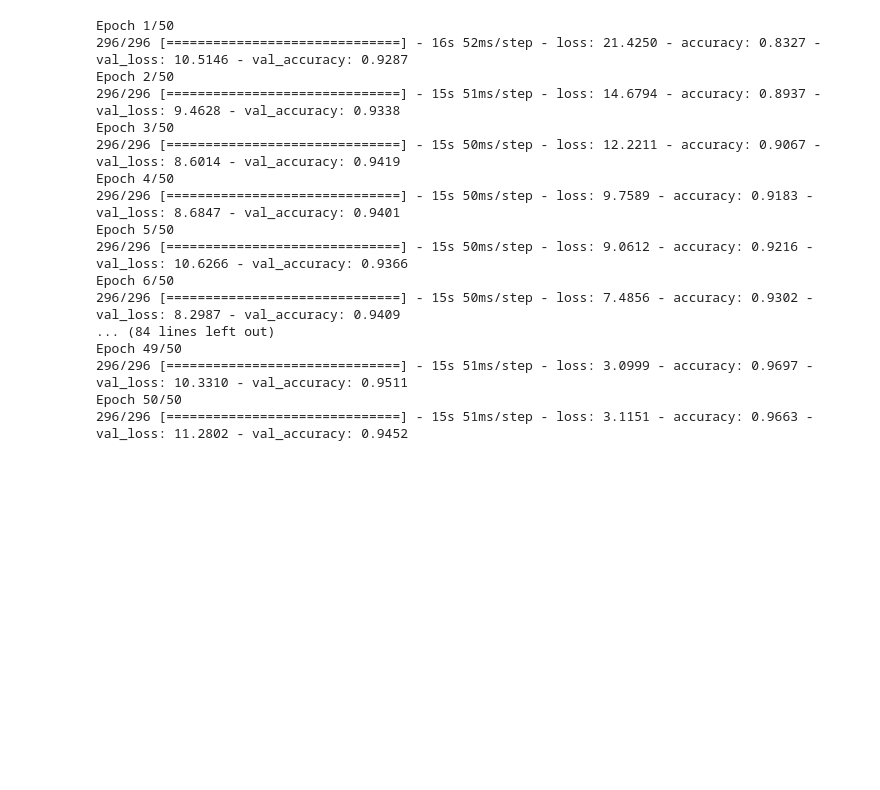
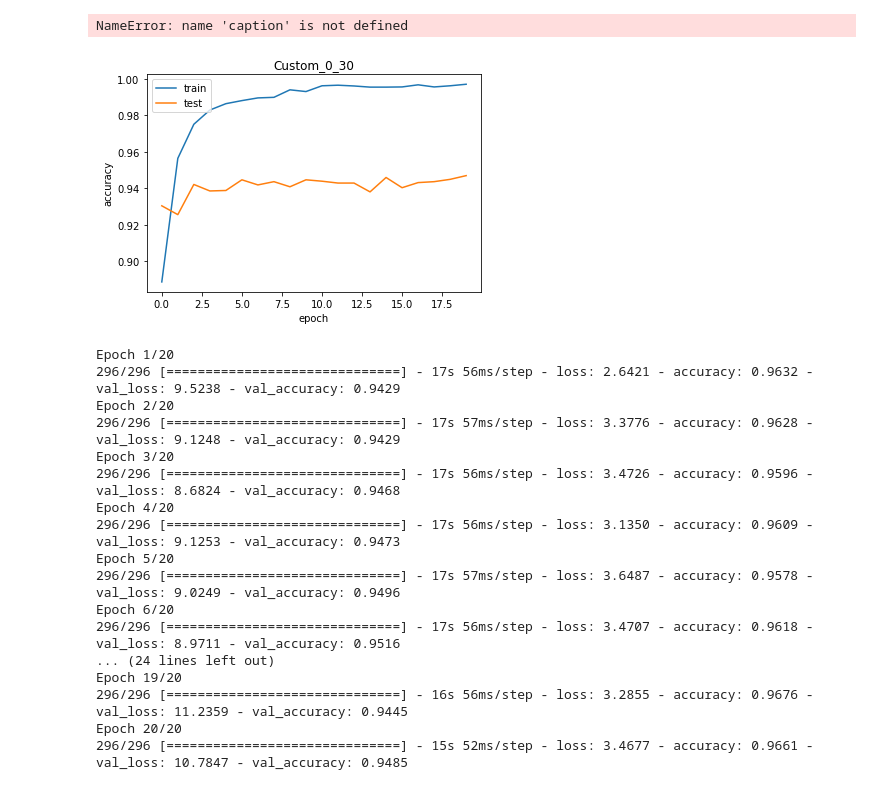
Before and after one commit to currymike123/Thesis_LDR, a Jupyter notebook: Research/imagenette.ipynb, the cells around one changed output. Drawn from its saved outputs; the diff is of its cells as text; code cells hidden in the pictures; blank space fills up the shorter version.

```diff
--- a/Research/imagenette.ipynb
+++ b/Research/imagenette.ipynb
@@ -52,5 +62,5 @@ Found 3925 files belonging to 10 classes.
 # %%
-conv_base = keras.applications.vgg16.VGG16(
+conv_base = keras.applications.vgg19.VGG19(
 weights="imagenet",
 input_shape=(213, 160, 3),
 include_top=False)
@@ -68,10 +75,9 @@ layers.RandomZoom(0.2),
 )
 # %%
 inputs = keras.Input(shape=(213, 160, 3))
-x = data_augmentation(inputs)
-x = keras.applications.vgg16.preprocess_input(x)
+# x = data_augmentation(inputs)
+x = keras.applications.vgg16.preprocess_input(inputs)
 x = conv_base(x)
-x = layers.Flatten()(x)
 x = layers.Flatten()(x)
 x = layers.Dense(256)(x)
 x = layers.Dropout(0.5)(x)
@@ -80,3 +86,16 @@ model = keras.Model(inputs, outputs)
 model.compile(loss="SparseCategoricalCrossentropy",
 optimizer="rmsprop",
 metrics=["accuracy"])
+# %%
+callbacks = [
+keras.callbacks.ModelCheckpoint(
+filepath="feature_extraction_without_data_augmentation.keras",
+save_best_only=True,
+monitor="val_loss")
+]
+# %%
+history = model.fit(
+train_dataset,
+epochs=20,
+validation_data=val_dataset,
+callbacks=callbacks)
@@ -82,0 +120,13 @@ metrics=["accuracy"])
+# %%
+# Train/Test Accuracy Plot
+plt.plot(history.history['accuracy'])
+plt.plot(history.history['val_accuracy'])
+plt.title('Custom_0_30')
+plt.ylabel('accuracy')
+plt.xlabel('epoch')
+plt.legend(['train', 'test'], loc='upper left')
+plt.text(-.5,-.5, caption)
+plt.show()
+# %% [output]
+NameError: name 'caption' is not defined
+[figure, added]
@@ -88,26 +159,26 @@ save_best_only=True,
 monitor="val_loss")
 ]
 # %%
-history = model.fit(
+history = modelDataAug.fit(
 train_dataset,
-epochs=50,
+epochs=20,
 validation_data=val_dataset,
 callbacks=callbacks)
 # %% [output]
-Epoch 1/50
-296/296 [==============================] - 16s 52ms/step - loss: 21.4250 - accuracy: 0.8327 - val_loss: 10.5146 - val_accuracy: 0.9287
-Epoch 2/50
-296/296 [==============================] - 15s 51ms/step - loss: 14.6794 - accuracy: 0.8937 - val_loss: 9.4628 - val_accuracy: 0.9338
-Epoch 3/50
-296/296 [==============================] - 15s 50ms/step - loss: 12.2211 - accuracy: 0.9067 - val_loss: 8.6014 - val_accuracy: 0.9419
-Epoch 4/50
-296/296 [==============================] - 15s 50ms/step - loss: 9.7589 - accuracy: 0.9183 - val_loss: 8.6847 - val_accuracy: 0.9401
-Epoch 5/50
-296/296 [==============================] - 15s 50ms/step - loss: 9.0612 - accuracy: 0.9216 - val_loss: 10.6266 - val_accuracy: 0.9366
-Epoch 6/50
-296/296 [==============================] - 15s 50ms/step - loss: 7.4856 - accuracy: 0.9302 - val_loss: 8.2987 - val_accuracy: 0.9409
-... (84 lines left out)
-Epoch 49/50
-296/296 [==============================] - 15s 51ms/step - loss: 3.0999 - accuracy: 0.9697 - val_loss: 10.3310 - val_accuracy: 0.9511
-Epoch 50/50
-296/296 [==============================] - 15s 51ms/step - loss: 3.1151 - accuracy: 0.9663 - val_loss: 11.2802 - val_accuracy: 0.9452
+Epoch 1/20
+296/296 [==============================] - 17s 56ms/step - loss: 2.6421 - accuracy: 0.9632 - val_loss: 9.5238 - val_accuracy: 0.9429
+Epoch 2/20
+296/296 [==============================] - 17s 57ms/step - loss: 3.3776 - accuracy: 0.9628 - val_loss: 9.1248 - val_accuracy: 0.9429
+Epoch 3/20
+296/296 [==============================] - 17s 56ms/step - loss: 3.4726 - accuracy: 0.9596 - val_loss: 8.6824 - val_accuracy: 0.9468
+Epoch 4/20
+296/296 [==============================] - 17s 56ms/step - loss: 3.1350 - accuracy: 0.9609 - val_loss: 9.1253 - val_accuracy: 0.9473
+Epoch 5/20
+296/296 [==============================] - 17s 57ms/step - loss: 3.6487 - accuracy: 0.9578 - val_loss: 9.0249 - val_accuracy: 0.9496
+Epoch 6/20
+296/296 [==============================] - 17s 56ms/step - loss: 3.4707 - accuracy: 0.9618 - val_loss: 8.9711 - val_accuracy: 0.9516
+... (24 lines left out)
+Epoch 19/20
+296/296 [==============================] - 16s 56ms/step - loss: 3.2855 - accuracy: 0.9676 - val_loss: 11.2359 - val_accuracy: 0.9445
+Epoch 20/20
+296/296 [==============================] - 15s 52ms/step - loss: 3.4677 - accuracy: 0.9661 - val_loss: 10.7847 - val_accuracy: 0.9485
```
Also changed, not shown: parts of 12 cells of this notebook, 2 other files.
